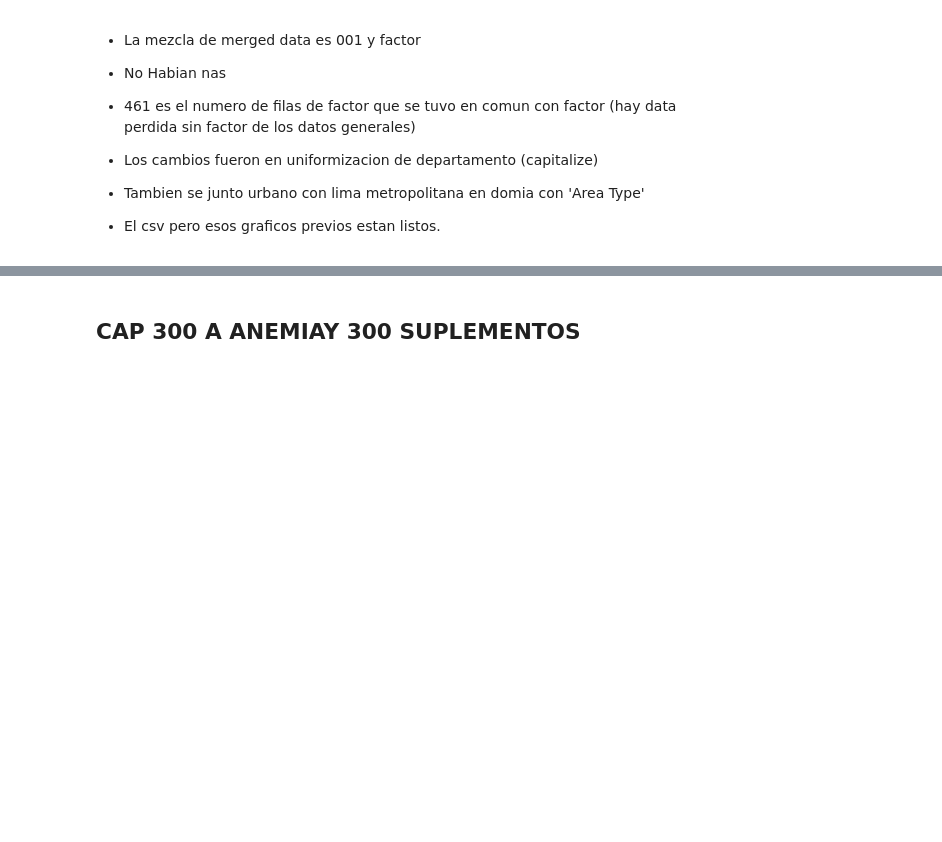
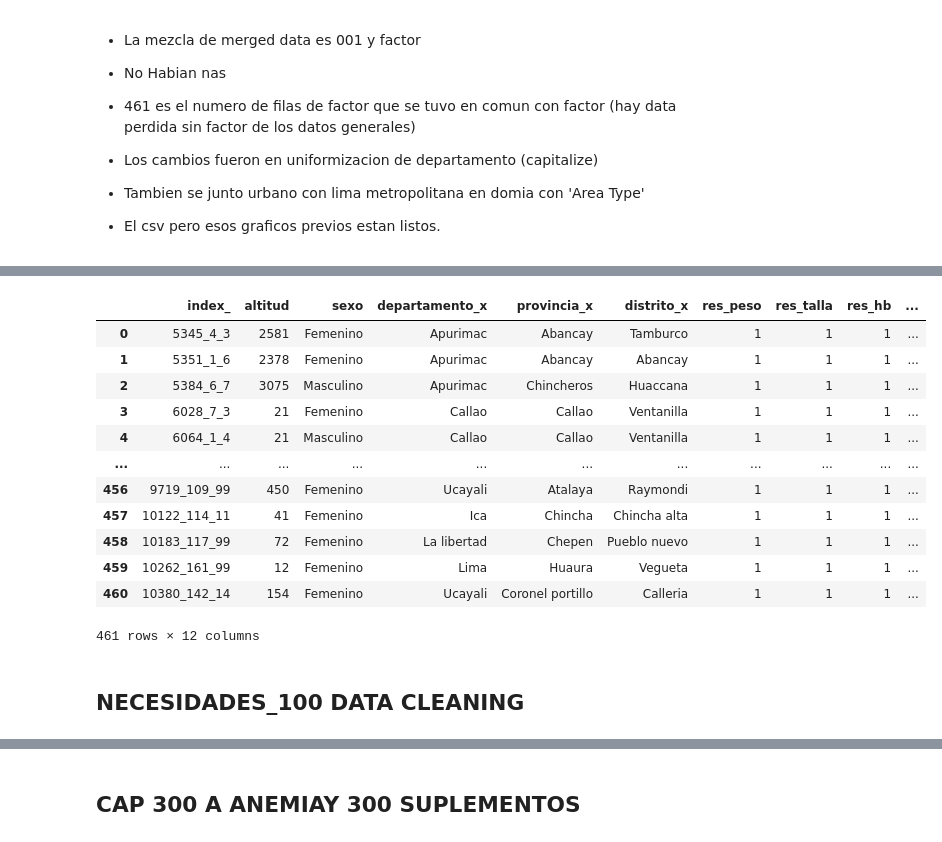
Before and after one commit to camilacod/Final_ACD, a Jupyter notebook: Transform.ipynb, the cells around one changed output, grey strips where cells are left out. Saved outputs shown, nothing was run; the diff lists cells and outputs as text; code cells hidden in the pictures; blank space fills up the shorter version.

Commit message:
Transform necesidades

```diff
--- a/Transform.ipynb
+++ b/Transform.ipynb
@@ -364,0 +445,19 @@ memory usage: 61.2+ KB
+# %%
+needed_columns = ['index_', 'altitud', 'sexo', 'departamento_x', 'provincia_x', 'distrito_x', 'res_peso',	'res_talla','res_hb',	'res_final',	'pais',	'Area_Type']
+# %%
+clean_merged_gen_fact = merged_data[needed_columns]
+clean_merged_gen_fact
+# %% [output]
+|  | index_ | altitud | sexo | departamento_x | provincia_x | distrito_x | res_peso | res_talla | res_hb | ... |
+| 0 | 5345_4_3 | 2581 | Femenino | Apurimac | Abancay | Tamburco | 1 | 1 | 1 | ... |
+| 1 | 5351_1_6 | 2378 | Femenino | Apurimac | Abancay | Abancay | 1 | 1 | 1 | ... |
+| 2 | 5384_6_7 | 3075 | Masculino | Apurimac | Chincheros | Huaccana | 1 | 1 | 1 | ... |
+| 3 | 6028_7_3 | 21 | Femenino | Callao | Callao | Ventanilla | 1 | 1 | 1 | ... |
+| 4 | 6064_1_4 | 21 | Masculino | Callao | Callao | Ventanilla | 1 | 1 | 1 | ... |
+| ... | ... | ... | ... | ... | ... | ... | ... | ... | ... | ... |
+| 456 | 9719_109_99 | 450 | Femenino | Ucayali | Atalaya | Raymondi | 1 | 1 | 1 | ... |
+| 457 | 10122_114_11 | 41 | Femenino | Ica | Chincha | Chincha alta | 1 | 1 | 1 | ... |
+| 458 | 10183_117_99 | 72 | Femenino | La libertad | Chepen | Pueblo nuevo | 1 | 1 | 1 | ... |
+| 459 | 10262_161_99 | 12 | Femenino | Lima | Huaura | Vegueta | 1 | 1 | 1 | ... |
+| 460 | 10380_142_14 | 154 | Femenino | Ucayali | Coronel portillo | Calleria | 1 | 1 | 1 | ... |
+461 rows × 12 columns
@@ -364,0 +466,2 @@ memory usage: 61.2+ KB
+# %% [markdown]
+## NECESIDADES_100 DATA CLEANING
```
Also changed, not shown: parts of 39 cells of this notebook, 2 other files.
